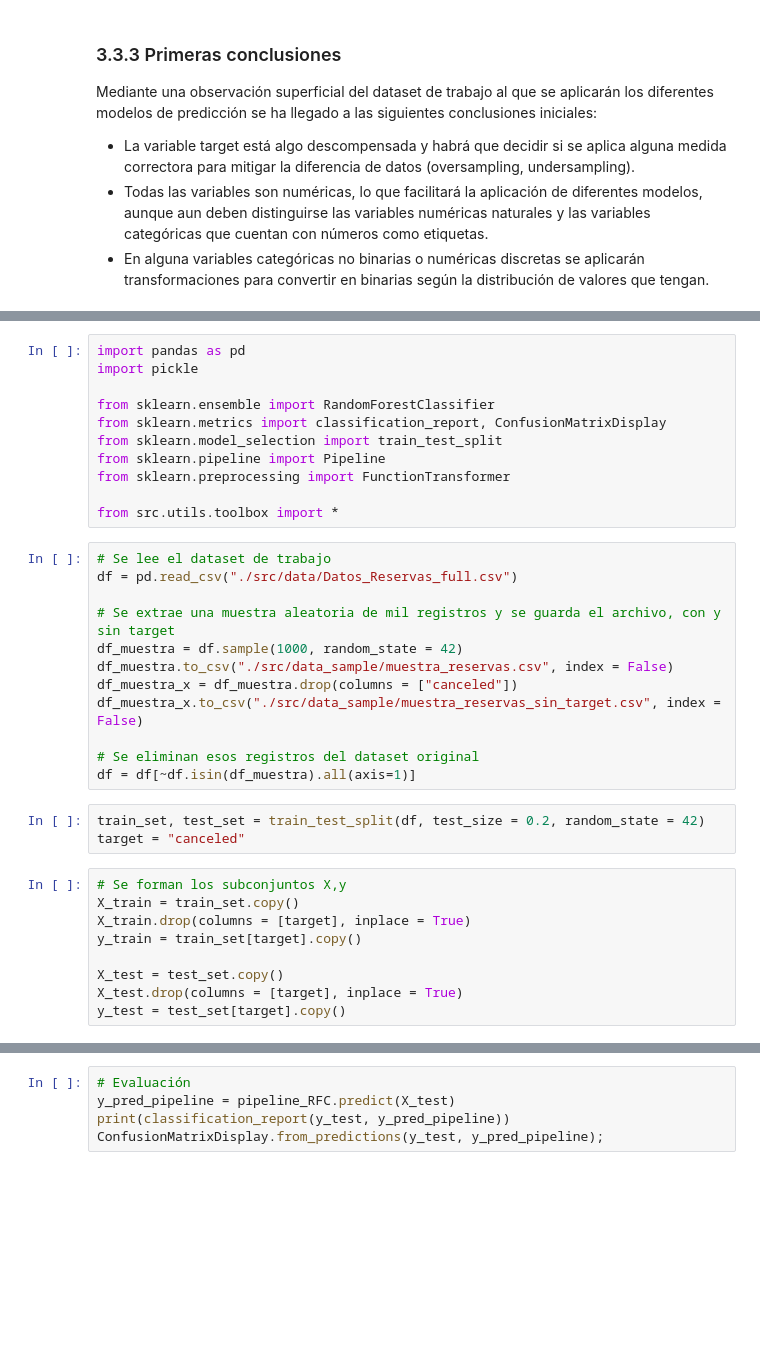
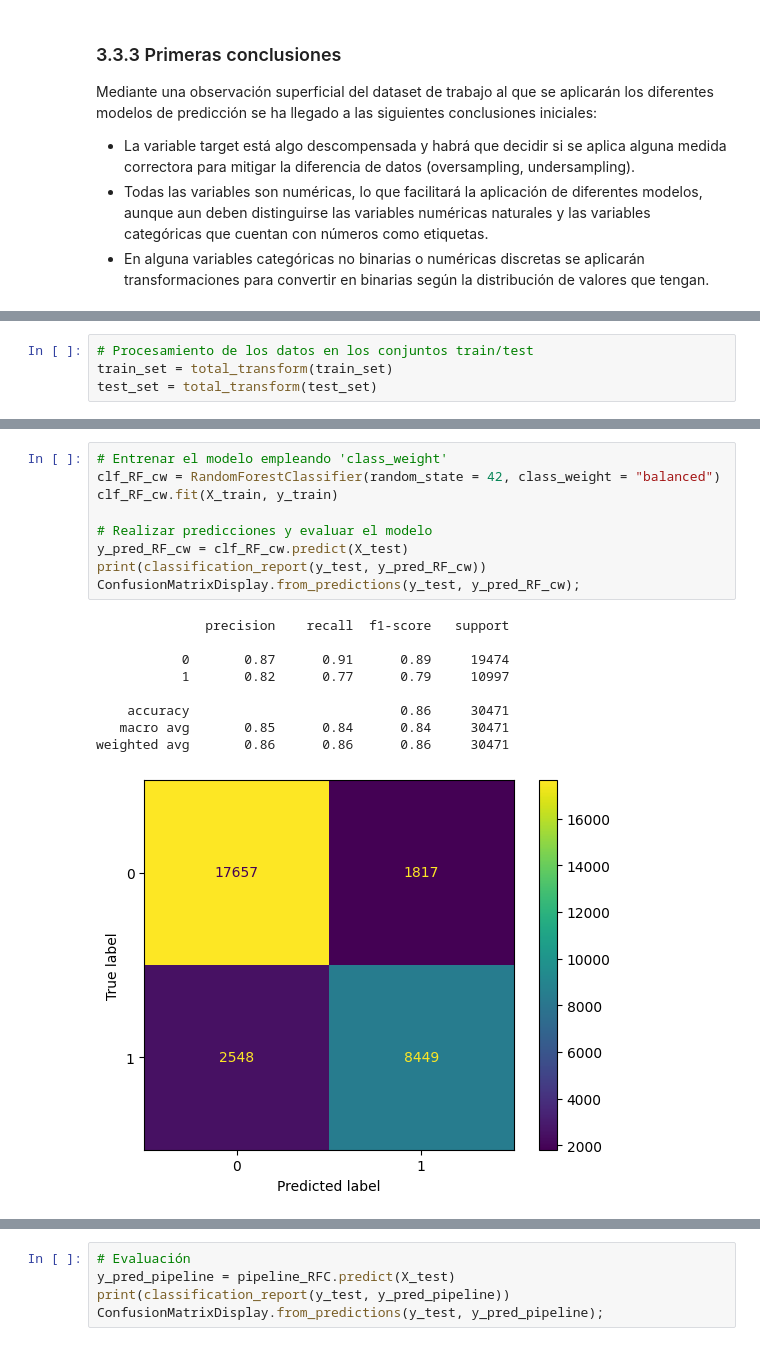
Before and after one commit to AntGV/ML_cancelacion_hotelera, a Jupyter notebook: main.ipynb, the cells around one changed output, grey strips where cells are left out. Cells and saved outputs as stored; diff of their text form; blank space fills up the shorter version.

```diff
--- a/main.ipynb
+++ b/main.ipynb
@@ -265,0 +309,4 @@ NameError: name 'plot_grouped_histograms' is not defined
+# %%
+# Procesamiento de los datos en los conjuntos train/test
+train_set = total_transform(train_set)
+test_set = total_transform(test_set)
@@ -266,35 +421,19 @@ NameError: name 'plot_grouped_histograms' is not defined
 # %%
-import pandas as pd
-import pickle
+# Entrenar el modelo empleando 'class_weight'
+clf_RF_cw = RandomForestClassifier(random_state = 42, class_weight = "balanced")
+clf_RF_cw.fit(X_train, y_train)
 
-from sklearn.ensemble import RandomForestClassifier
-from sklearn.metrics import classification_report, ConfusionMatrixDisplay
-from sklearn.model_selection import train_test_split
-from sklearn.pipeline import Pipeline
-from sklearn.preprocessing import FunctionTransformer
-
-from src.utils.toolbox import *
+# Realizar predicciones y evaluar el modelo
+y_pred_RF_cw = clf_RF_cw.predict(X_test)
+print(classification_report(y_test, y_pred_RF_cw))
+ConfusionMatrixDisplay.from_predictions(y_test, y_pred_RF_cw);
+# %% [output]
+              precision    recall  f1-score   support
+
+           0       0.87      0.91      0.89     19474
+           1       0.82      0.77      0.79     10997
+
+    accuracy                           0.86     30471
+   macro avg       0.85      0.84      0.84     30471
+weighted avg       0.86      0.86      0.86     30471
+[figure, added]
-# %%
-# Se lee el dataset de trabajo
-df = pd.read_csv("./src/data/Datos_Reservas_full.csv")
-
-# Se extrae una muestra aleatoria de mil registros y se guarda el archivo, con y sin target
-df_muestra = df.sample(1000, random_state = 42)
-df_muestra.to_csv("./src/data_sample/muestra_reservas.csv", index = False)
-df_muestra_x = df_muestra.drop(columns = ["canceled"])
-df_muestra_x.to_csv("./src/data_sample/muestra_reservas_sin_target.csv", index = False)
-
-# Se eliminan esos registros del dataset original
-df = df[~df.isin(df_muestra).all(axis=1)]
-# %%
-train_set, test_set = train_test_split(df, test_size = 0.2, random_state = 42)
-target = "canceled"
-# %%
-# Se forman los subconjuntos X,y
-X_train = train_set.copy()
-X_train.drop(columns = [target], inplace = True)
-y_train = train_set[target].copy()
-
-X_test = test_set.copy()
-X_test.drop(columns = [target], inplace = True)
-y_test = test_set[target].copy()
```
Also changed, not shown: parts of 33 cells of this notebook, 3 other files.
